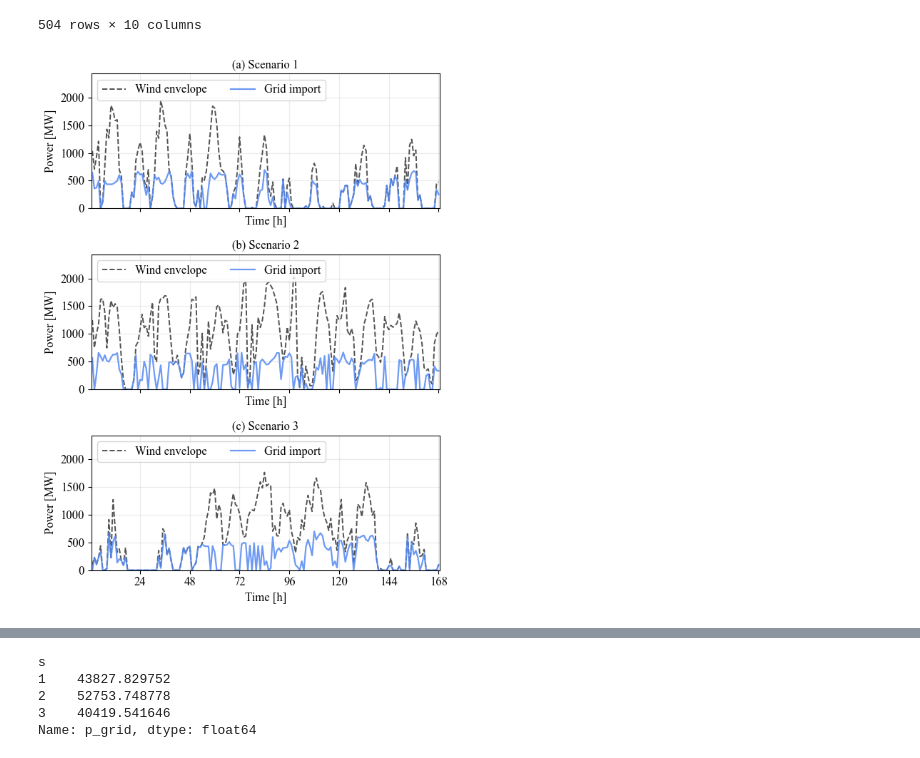
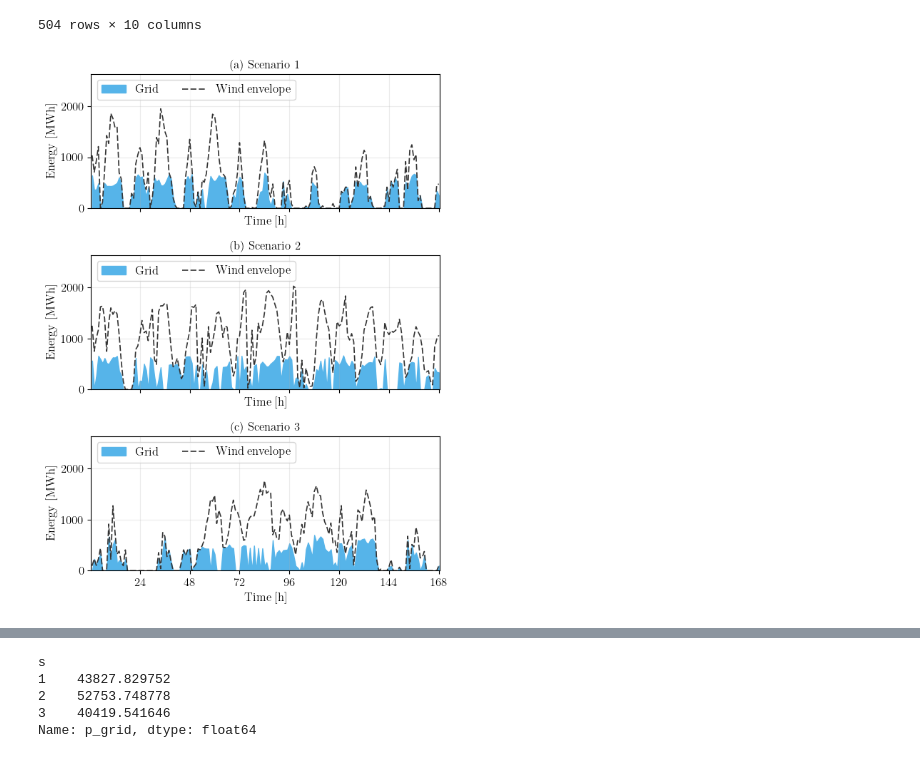
Before and after one commit to LuisOroya/IJHE-WC, a Jupyter notebook: graphics.ipynb, the cells around one changed output, grey strips where cells are left out. Cells and saved outputs as stored; diff of their text form; code cells hidden in the pictures.

```diff
--- a/graphics.ipynb
+++ b/graphics.ipynb
@@ -10,7 +10,7 @@ mpl.rc('font', family='times new roman', size=12)
 plt.rcParams['axes.unicode_minus'] = False
 # %%
 import pandas as pd
-df0 = pd.read_csv('p_grid_results_price_20.csv',sep=',')
+df0 = pd.read_csv('p_grid_results_price.csv',sep=',')
 df0
 # %% [output]
 |  | h | s | p_grid | omega | p_wt | p_el | p_comp | m_in | m_out | m_tank |
@@ -51,35 +51,35 @@ xmax = df0["h"].max()
 xticks = np.arange(int(np.floor(xmin / 24)) * 24, int(np.ceil(xmax / 24)) * 24 + 1, 24)
 
 fig, axes = plt.subplots(
     nrows=len(scenarios), ncols=1,
     figsize=(6, 8.0),
     sharex=True, sharey=True
 )
 
 if len(scenarios) == 1:
     axes = [axes]
 
 for idx, (ax, s) in enumerate(zip(axes, scenarios)):
     d = df0[df0["s"] == s].sort_values("h")
 
-    ax.plot(d["h"], d["omega"], linestyle="--", linewidth=1.4, label="Wind envelope", color="#363535", alpha = 0.85)
-    ax.plot(d["h"], d["p_grid"], linestyle="-",  linewidth=1.6, label="Grid import", color="#5589F2", alpha = 0.85)
+    ax.fill_between(d["h"], 0, d["p_grid"], label="Grid", color="#56B4E9")
+    ax.plot(d["h"], d["omega"], linestyle=(0, (5, 2)), linewidth=1.2, label="Wind envelope", color="#333333")
 
 
-    ax.set_ylim(ymin, ymax*1.2)
+    ax.set_ylim(ymin, ymax*1.3)
     ax.set_xticks(xticks)
     ax.set_xlabel("Time [h]")
     ax.set_xlim(xmin - 0.5, xmax + 0.5)
-    ax.set_ylabel("Power [MW]")
+    ax.set_ylabel("Energy [MWh]")
     ax.grid(True, axis="both", alpha=0.25)
     ax.legend(loc="upper left", fontsize=12, ncols=2)
     panel = chr(ord("a") + idx)
     ax.set_title(f"({panel}) Scenario {int(s)}", loc="center", fontsize=12)
 
 axes[-1].set_xlabel("Time [h]")
 
 plt.tight_layout()
 plt.savefig("grid_power_comparison.pdf", bbox_inches="tight")
 plt.show()
 # %% [output]
-[figure, old version]
+[figure, new version]
```
Also changed, not shown: parts of 5 cells of this notebook, 10 other files.
